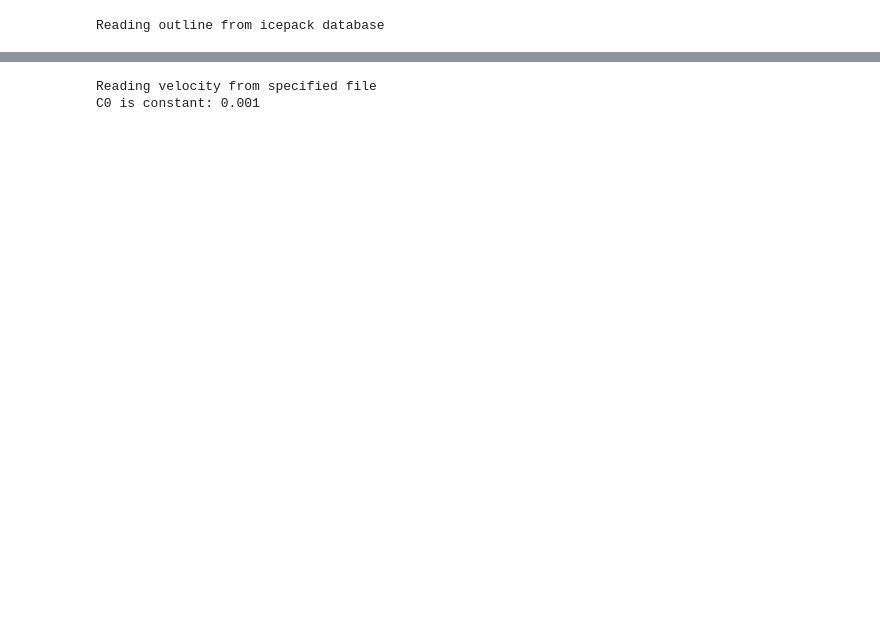
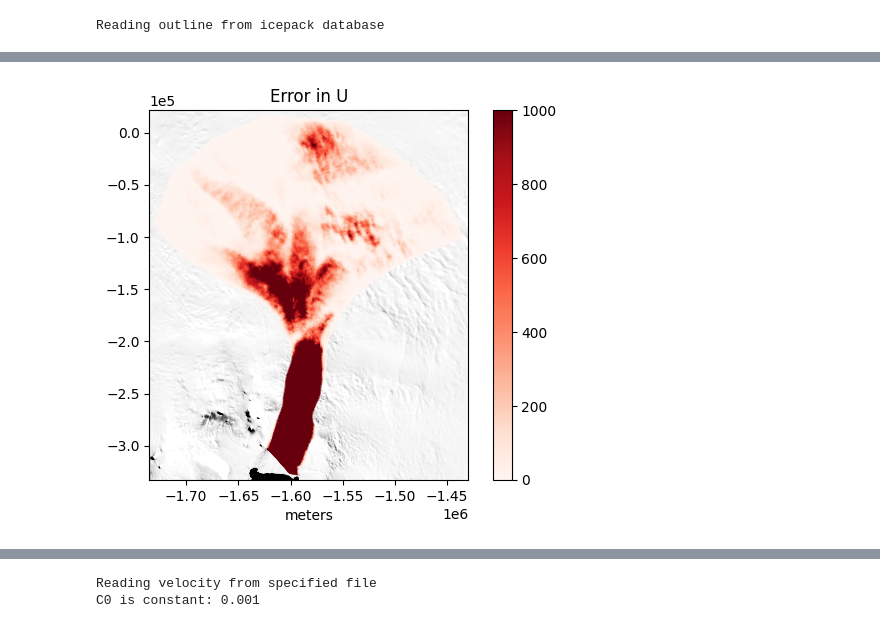
Before and after one commit to racheetmatai/icepack-inverse, a Jupyter notebook: validation_and_test_time_advancement.ipynb, the cells around one changed output, grey strips where cells are left out. Cells and saved outputs as stored; diff of their text form; code cells hidden in the pictures; blank space fills up the shorter version.

```diff
--- a/validation_and_test_time_advancement.ipynb
+++ b/validation_and_test_time_advancement.ipynb
@@ -37 +37,5 @@ firedrake.assemble(invert_pig.loss_functional(u))
+# %%
+invert_pig.plot_u_error(u, vmax = 1000)
+# %% [output]
+[figure, added]
 # %%
```
Also changed, not shown: parts of 14 cells of this notebook, 2 other files.
